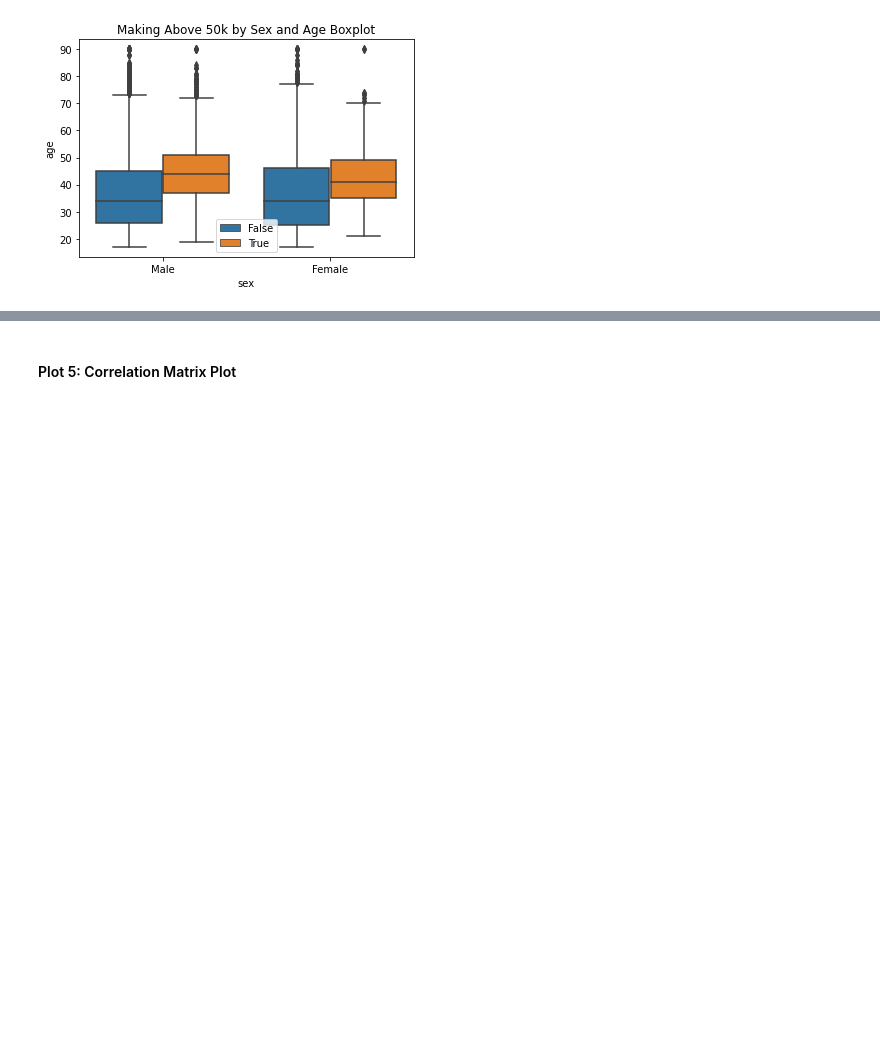
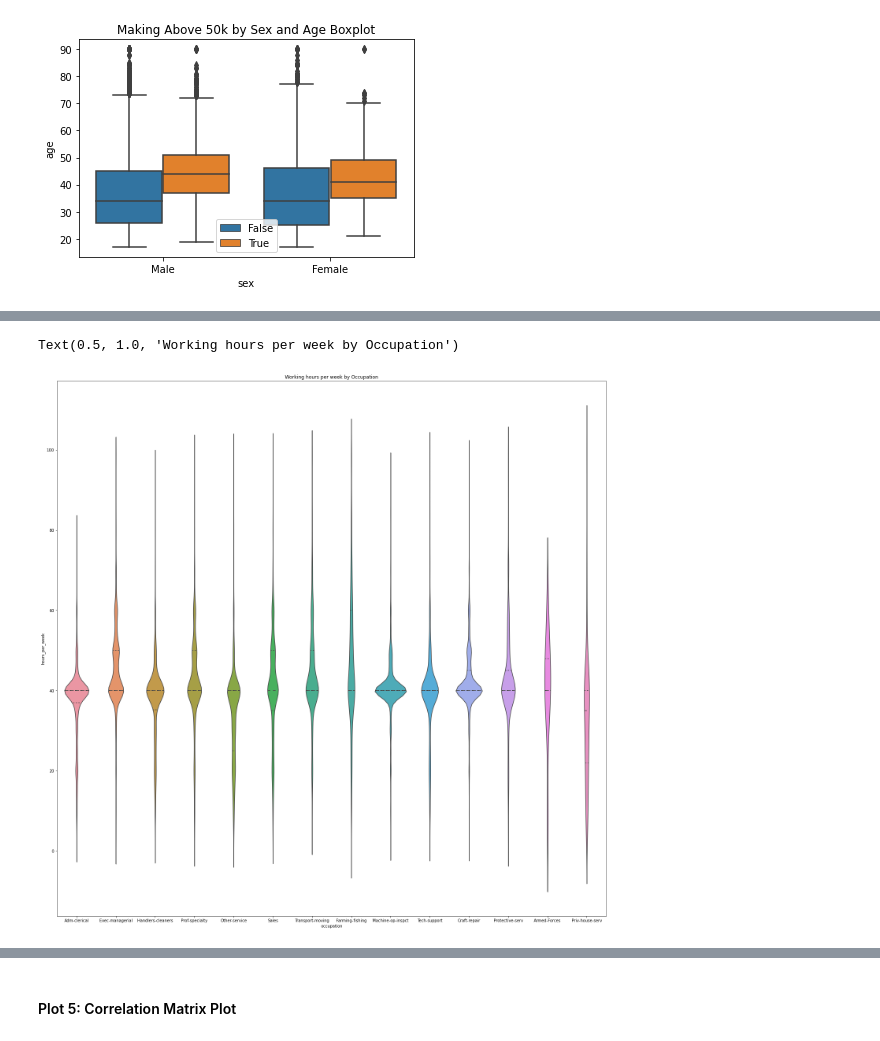
Before and after one commit to mariaherediaa/CS5324-Labs, a Jupyter notebook: Lab1/Lab 1.ipynb, the cells around one changed output, grey strips where cells are left out. Drawn from its saved outputs; the diff is of its cells as text; code cells hidden in the pictures; blank space fills up the shorter version.

```diff
--- a/Lab1/Lab 1.ipynb
+++ b/Lab1/Lab 1.ipynb
@@ -321,0 +303,7 @@ talking points: *(work in progress going to clean up)*
+# %%
+f, ax = plt.subplots(figsize=(25, 25))
+sns.violinplot(x="occupation", y="hours_per_week", data=df, split=True, inner="quart")
+plt.title('Working hours per week by Occupation')
+# %% [output]
+Text(0.5, 1.0, 'Working hours per week by Occupation')
+[figure, added]
```
Also changed, not shown: parts of 36 cells of this notebook.
